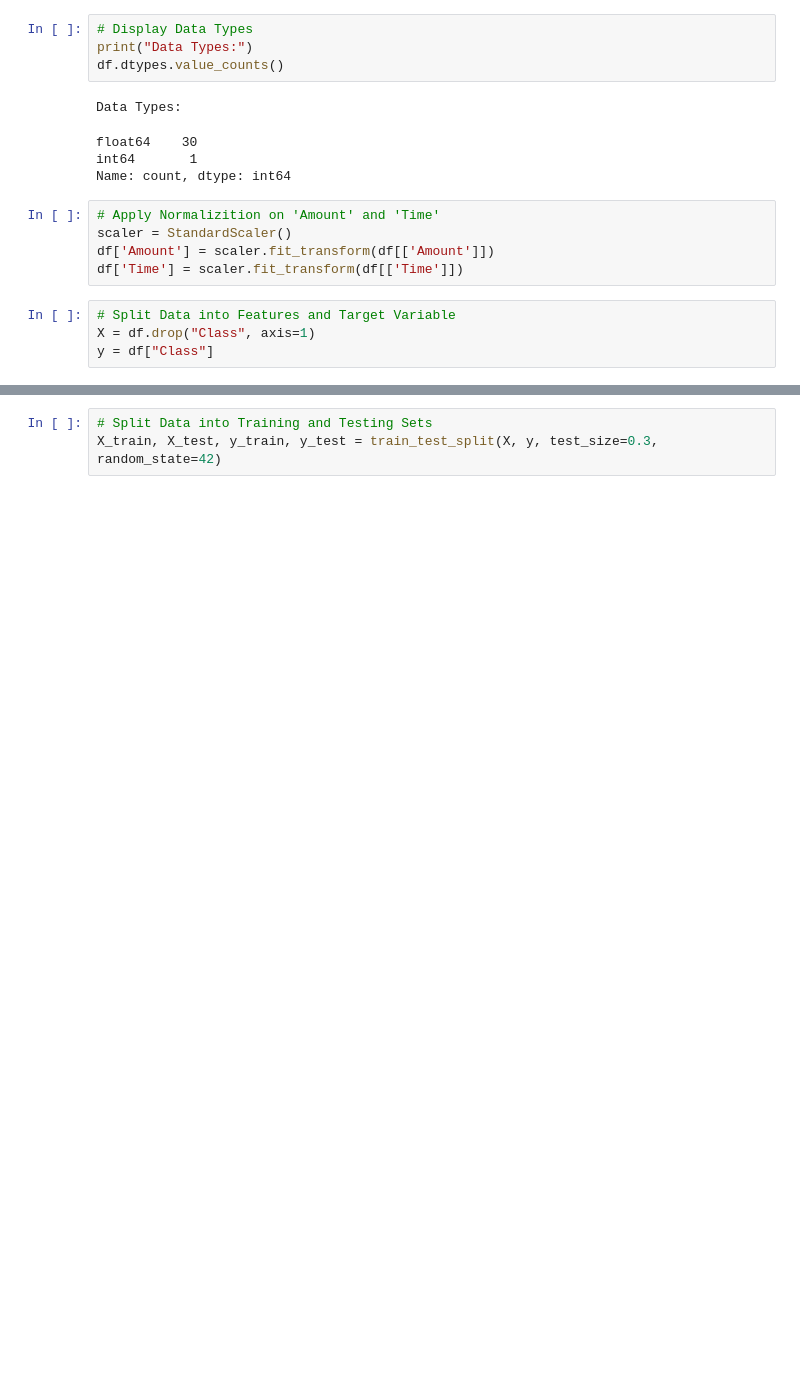
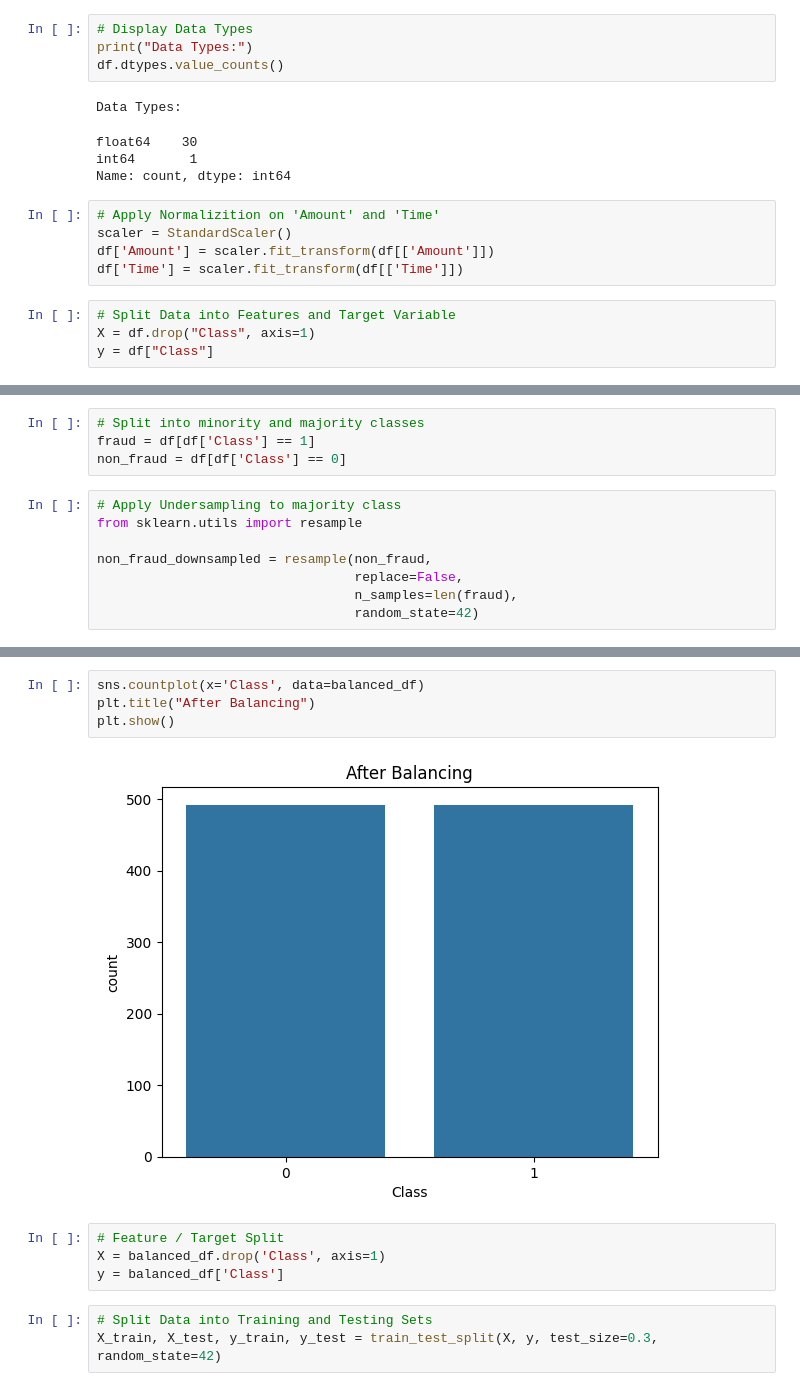
Before and after one commit to tashfeen786/STEMETA_Intership_Projects, a Jupyter notebook: Credit Card Fraud Detection/Credit Card Fraud Detection.ipynb, the cells around one changed output, grey strips where cells are left out. Cells and saved outputs as stored; diff of their text form; blank space fills up the shorter version.

```diff
--- a/Credit Card Fraud Detection/Credit Card Fraud Detection.ipynb
+++ b/Credit Card Fraud Detection/Credit Card Fraud Detection.ipynb
@@ -108,0 +125,12 @@ y = df["Class"]
+# %%
+# Split into minority and majority classes
+fraud = df[df['Class'] == 1]
+non_fraud = df[df['Class'] == 0]
+# %%
+# Apply Undersampling to majority class
+from sklearn.utils import resample
+
+non_fraud_downsampled = resample(non_fraud,
+                                 replace=False,
+                                 n_samples=len(fraud),
+                                 random_state=42)
@@ -109,3 +150,13 @@ y = df["Class"]
+# %%
+sns.countplot(x='Class', data=balanced_df)
+plt.title("After Balancing")
+plt.show()
+# %% [output]
+[figure, added]
+# %%
+# Feature / Target Split
+X = balanced_df.drop('Class', axis=1)
+y = balanced_df['Class']
 # %%
 # Split Data into Training and Testing Sets
 X_train, X_test, y_train, y_test = train_test_split(X, y, test_size=0.3, random_state=42)
```
Also changed, not shown: parts of 6 cells of this notebook, 1 other file.
